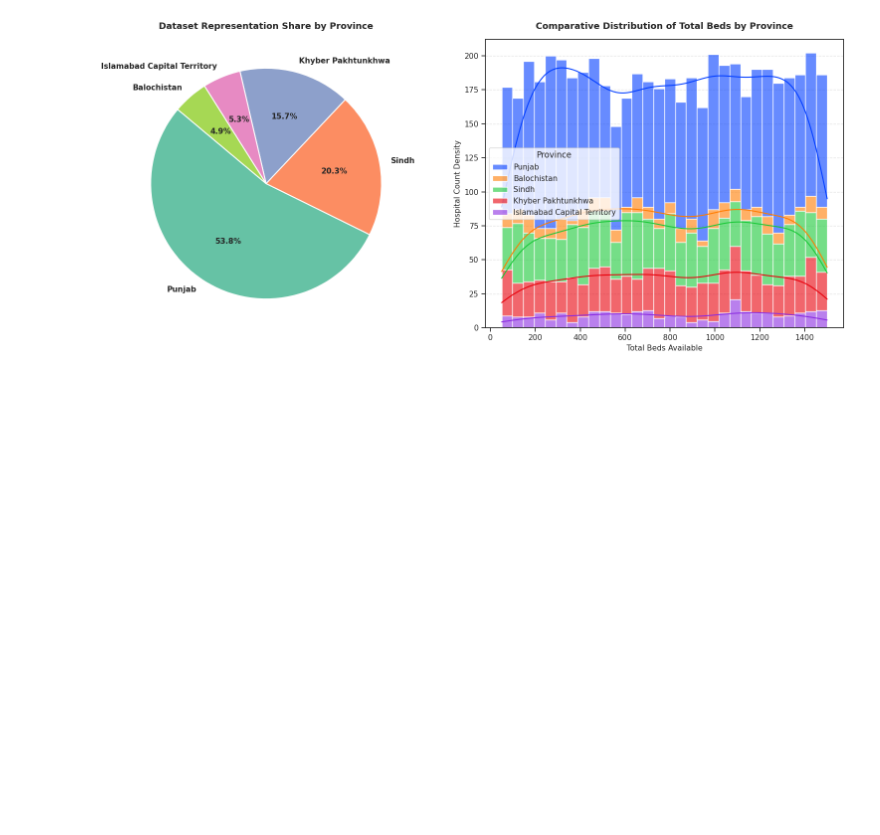
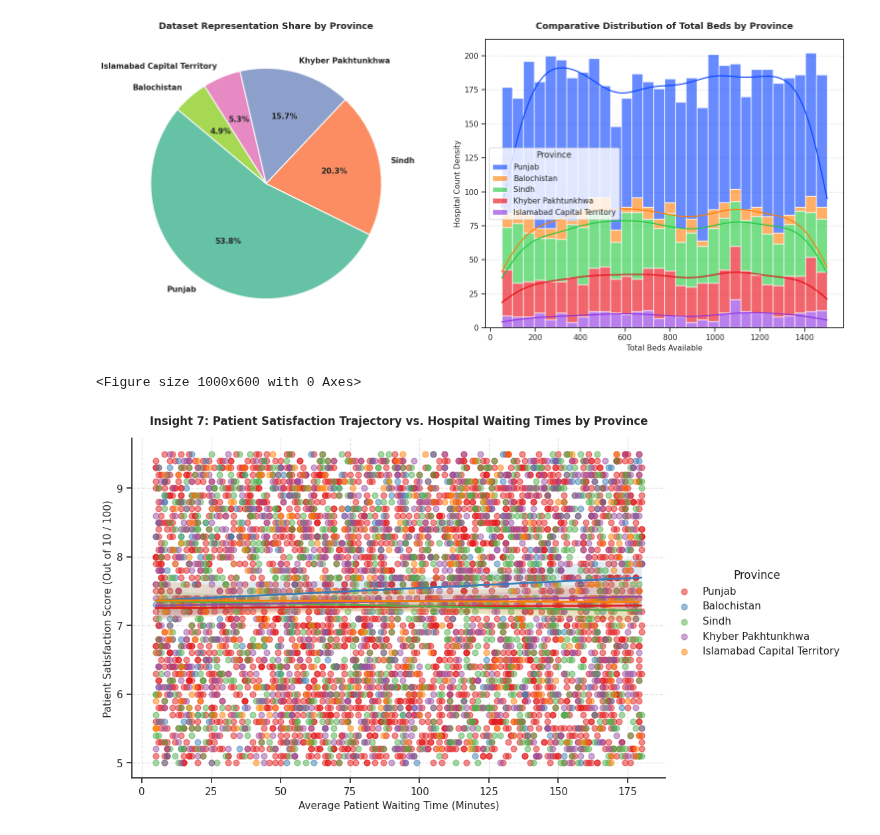
Before and after one commit to ANASSHAIKH-NOOB/AI-PROJECT, a Jupyter notebook: PROJECT.ipynb, the cells around one changed output. Saved outputs shown, nothing was run; the diff lists cells and outputs as text; code cells hidden in the pictures; blank space fills up the shorter version.

```diff
--- a/PROJECT.ipynb
+++ b/PROJECT.ipynb
@@ -308,3 +308,29 @@ plt.tight_layout()
 plt.show()
 # %% [output]
 [figure]
+# %%
+# We use an advanced multi-plot grid to view the relationship along with marginal distributions
+plt.figure(figsize=(10, 6))
+
+# Scatter plot with a trendline (regression line) to see how satisfaction drops as waiting times rise
+sns.lmplot(
+    data=df,
+    x='Waiting_Time_Minutes',
+    y='Patient_Satisfaction_Score',
+    hue='Province',
+    palette='Set1',
+    height=6,
+    aspect=1.5,
+    scatter_kws={'alpha': 0.5, 's': 40},
+    line_kws={'linewidth': 2}
+)
+
+plt.title("Insight 7: Patient Satisfaction Trajectory vs. Hospital Waiting Times by Province", fontsize=12, fontweight='bold', pad=15)
+plt.xlabel("Average Patient Waiting Time (Minutes)", fontsize=11)
+plt.ylabel("Patient Satisfaction Score (Out of 10 / 100)", fontsize=11)
+plt.grid(True, linestyle='--', alpha=0.5)
+
+plt.show()
+# %% [output]
+<Figure size 1000x600 with 0 Axes>
+[figure, added]
```
Also changed, not shown: parts of 15 cells of this notebook.
